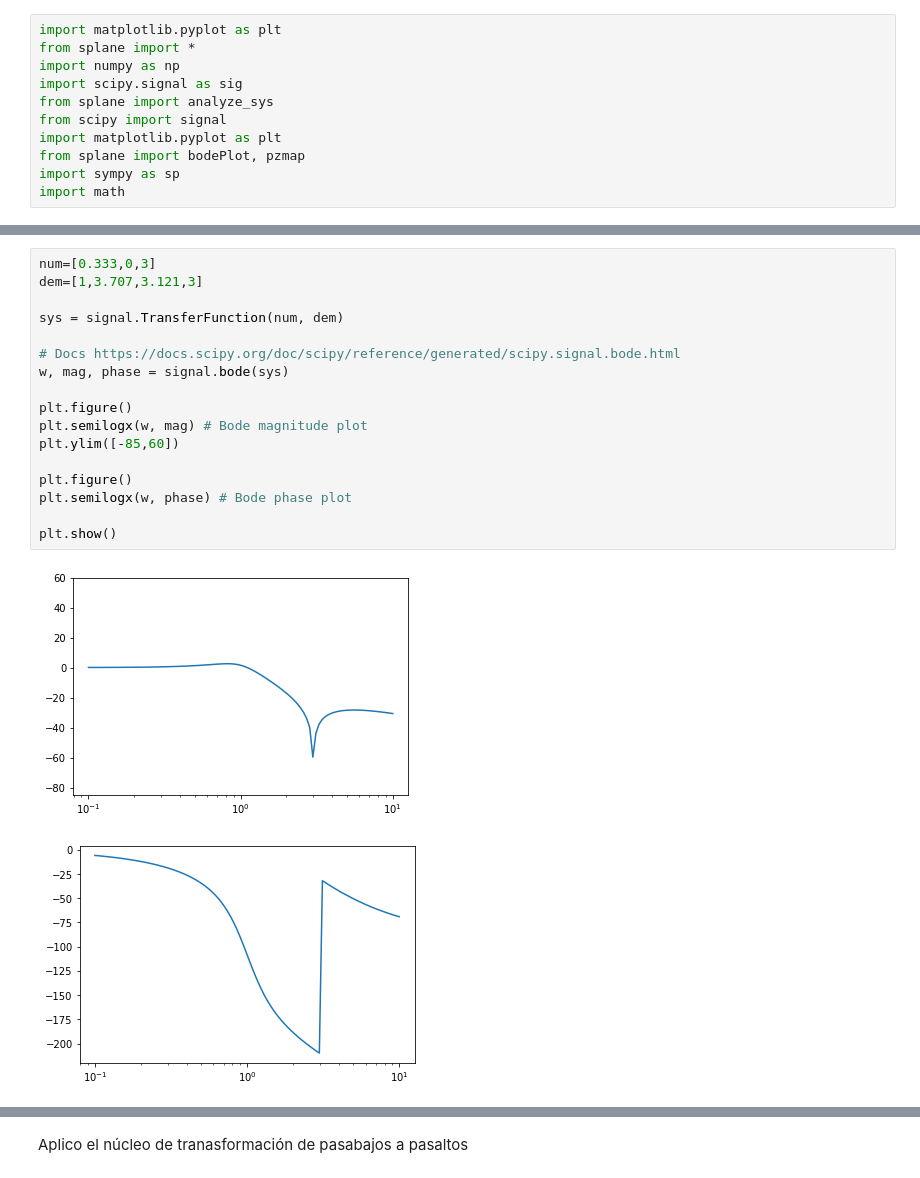
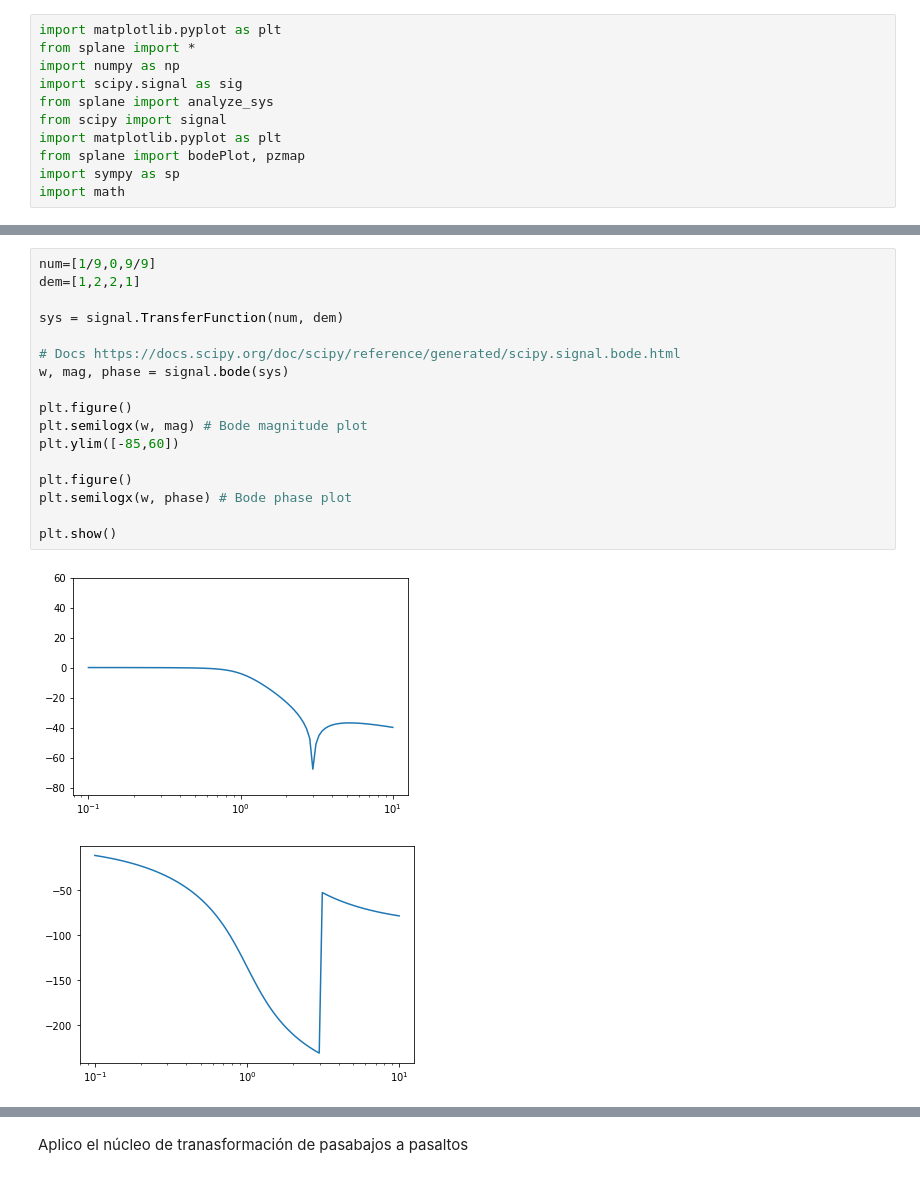
Before and after one commit to fedeSantana/TC2, a Jupyter notebook: Tarea semanal 4/Tarea Semanal 4.ipynb, the cells around one changed output, grey strips where cells are left out. Drawn from its saved outputs; the diff is of its cells as text.

```diff
--- a/Tarea semanal 4/Tarea Semanal 4.ipynb
+++ b/Tarea semanal 4/Tarea Semanal 4.ipynb
@@ -36,23 +39,23 @@ $\displaystyle H(s) = \frac{1}{3} \cdot\frac{s^{2} + 9}{s^{3} + 3 s^{2} + s + 3
 # %%
-num=[0.333,0,3]
-dem=[1,3.707,3.121,3]
+num=[1/9,0,9/9]
+dem=[1,2,2,1]
 
 sys = signal.TransferFunction(num, dem)
 
 # Docs https://docs.scipy.org/doc/scipy/reference/generated/scipy.signal.bode.html
 w, mag, phase = signal.bode(sys)
 
 plt.figure()
 plt.semilogx(w, mag) # Bode magnitude plot
 plt.ylim([-85,60])
 
 plt.figure()
 plt.semilogx(w, phase) # Bode phase plot
 
 plt.show()
 # %% [output]
-[figure, old version]
+[figure, new version]
-[figure, old version]
+[figure, new version]
 # %%
 pzmap(sys) # Diagrama de polos y ceros. Función con efectos colaterales.
 # %% [output]
```
Also changed, not shown: parts of 7 cells of this notebook, 3 other files.
